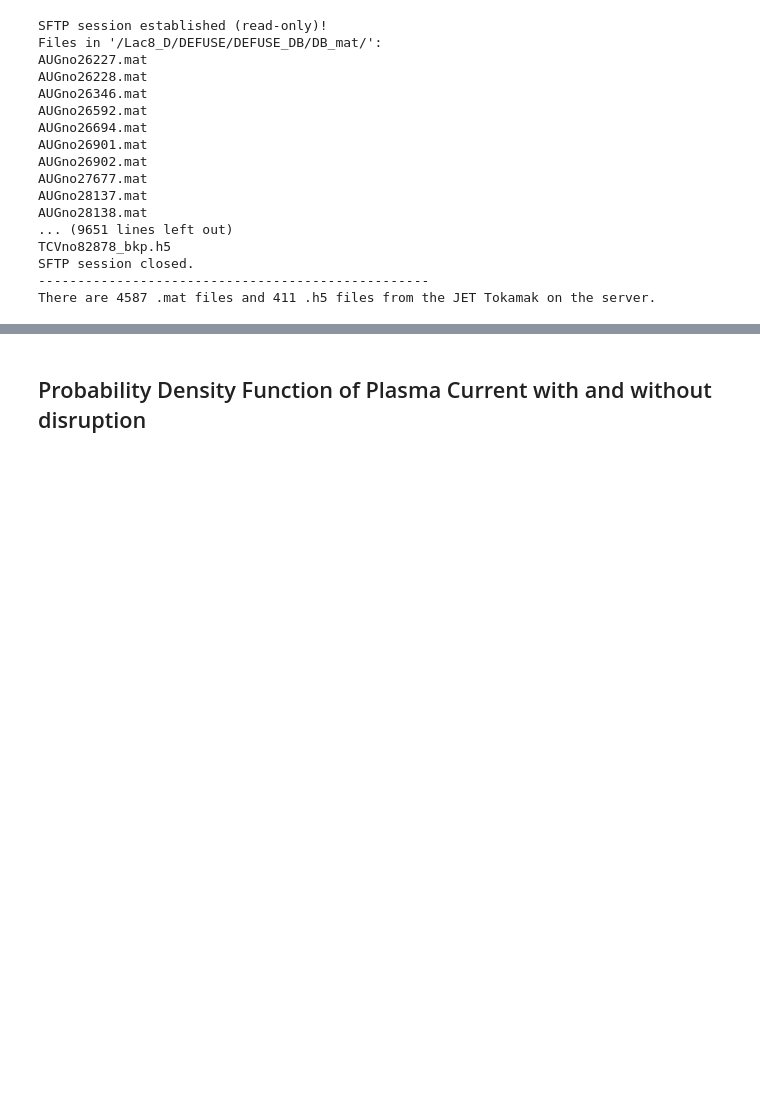
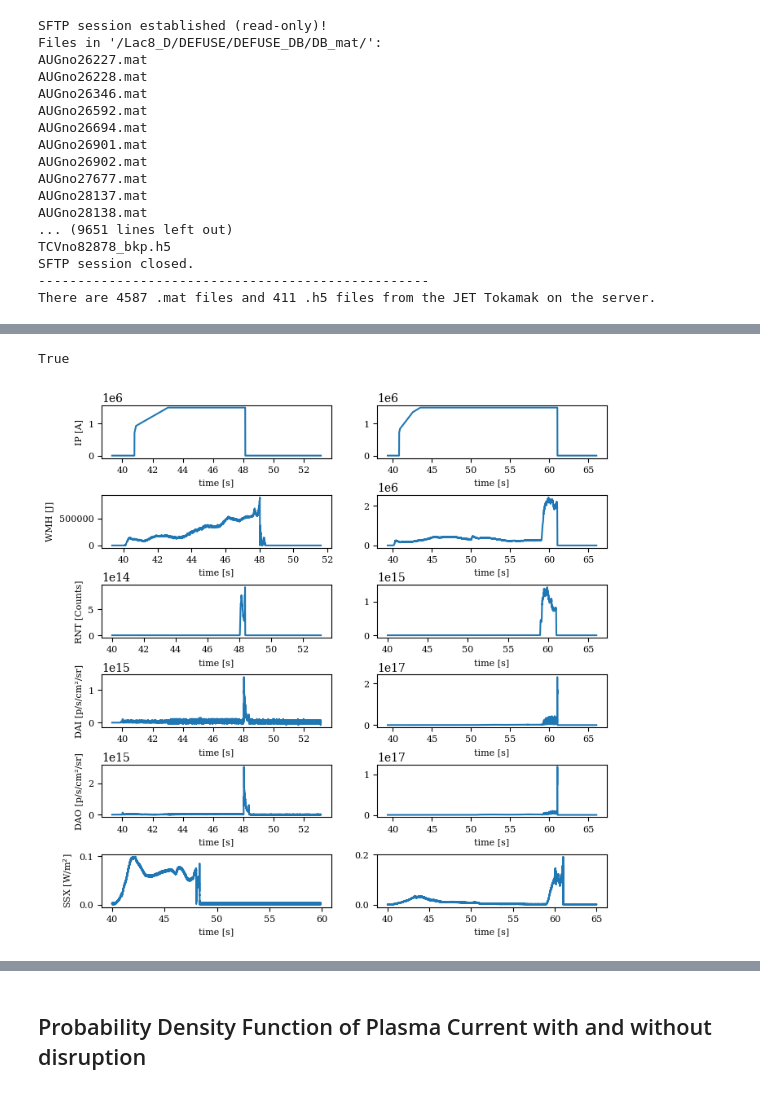
Before and after one commit to maxtost10/SPC-Runaway_Classifier, a Jupyter notebook: Download_single_files/LoadDefuse.ipynb, the cells around one changed output, grey strips where cells are left out. Saved outputs shown, nothing was run; the diff lists cells and outputs as text; code cells hidden in the pictures; blank space fills up the shorter version.

Commit message:
Added cells for plotting all variables of a shot

```diff
--- a/Download_single_files/LoadDefuse.ipynb
+++ b/Download_single_files/LoadDefuse.ipynb
@@ -52,0 +52,4 @@ An error occurred: Please use HDF reader for matlab v7.3 files, e.g. h5py
+# %%
+re, no_re = 95732, 86880
+JET_RE = load_mat_file(f'JETno{re}.mat', r'C:\Users\Max Tost\Desktop\Notebooks\SPC Neural Network Project', False)
+JET_NO_RE = load_mat_file(f'JETno{no_re}.mat', r'C:\Users\Max Tost\Desktop\Notebooks\SPC Neural Network Project', False)
@@ -53,4 +85,5 @@ An error occurred: Please use HDF reader for matlab v7.3 files, e.g. h5py
 # %%
-keys_jet = ['IP', 'WMHD', 'RNT', 'DAI_EDG7'] # Plasma current, Magnetic energy, Neutron count, D alpha Balmer line
-[element in JETnoXX['SIG'].dtype.names for element in keys_jet] # JETnoXX['SIG'] contains the measured signals in a structured array (kind of dictionary). The keys are in .dtype.names
+keys_jet = ['IP', 'WMHD', 'RNT', 'DAI_EDG7', 'DAO_EDG7', 'SSXcore'] # Plasma current, Magnetic energy, Neutron count, D alpha Balmer line
+units = ['A', 'J', 'Counts', 'p/s/cm²/sr', 'p/s/cm²/sr', 'W/m$^2$']
+[element in JET_RE['SIG'].dtype.names for element in keys_jet] # JETnoXX['SIG'] contains the measured signals in a structured array (kind of dictionary). The keys are in .dtype.names
 # %% [output]
@@ -78,3 +108,5 @@ JETnoXX
 # %%
-t_d, WMHD_d = JETnoXX['SIG']['WMHD'][0][0]['time'][0][0], -JETnoXX['SIG']['WMHD'][0][0]['signal'][0][0]
+key = 'SSXcore'
+t, s = (JET_RE['SIG'][key][0][0]['time'][0][0][0], JET_RE['SIG'][key][0][0]['signal'][0][0][0]) # This one needs extra treatment
+np.where(t>65)
 # %% [output]
@@ -87,0 +114,7 @@ plt.plot(t_d, Ip_d)
+# %%
+# Checking the dimension
+for key in keys_jet:
+    print(key)
+    print(RE_dic[key][0].shape, RE_dic[key][1].shape)
+    print(NO_RE_dic[key][0].shape, NO_RE_dic[key][1].shape)
+    print()
@@ -87,0 +139,30 @@ plt.plot(t_d, Ip_d)
+# %%
+a = np.nan
+np.isnan(a)
+# %% [output]
+True
+# %%
+figure, axis = plt.subplots(len(keys_jet), 2, figsize=(8,8))
+fs = 8
+
+for n, key in enumerate(keys_jet):
+    axis[n, 0].plot(RE_dic[key][0], RE_dic[key][1])
+    axis[n, 1].plot(NO_RE_dic[key][0], NO_RE_dic[key][1])
+
+    # Set tick label font size
+    axis[n, 0].tick_params(axis="both", which="major", labelsize=fs)
+    axis[n, 1].tick_params(axis="both", which="major", labelsize=fs)
+
+    # Set y-label with correct font size
+    axis[n, 0].set_ylabel(f"{key[:3]} [{units[n]}]", fontsize=fs)
+
+# Set x-label with correct font size
+for ax in axis.flat:
+    ax.set_xlabel("time [s]", fontsize=fs)
+
+plt.subplots_adjust(hspace=0.7)  # Increase vertical spacing
+
+# Save as Vector Graphic (SVG)
+plt.savefig(fr"C:\Users\Max Tost\Desktop\Notebooks\SPC Neural Network Project\Download_single_files\RE{re}_NO-RE{no_re}.svg", format="svg")
+# %% [output]
+[figure, added]
```
Also changed, not shown: parts of 10 cells of this notebook.
